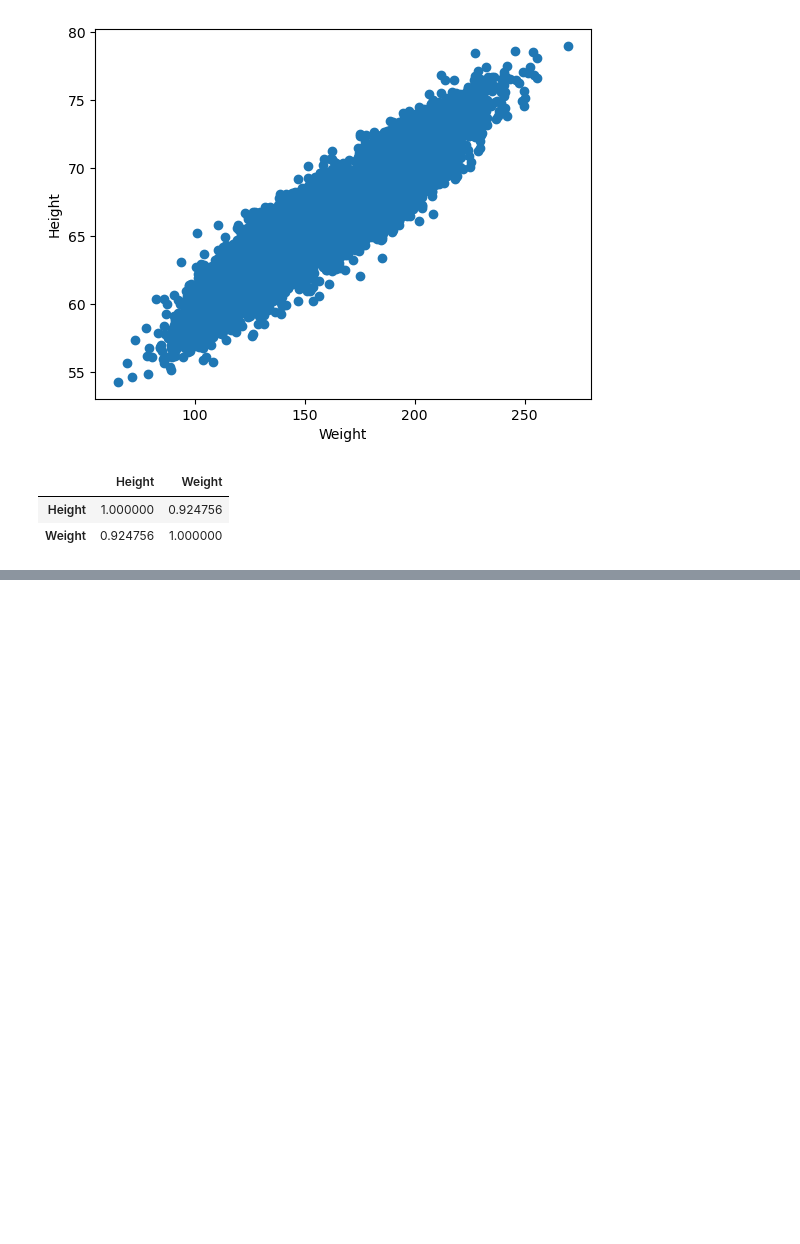
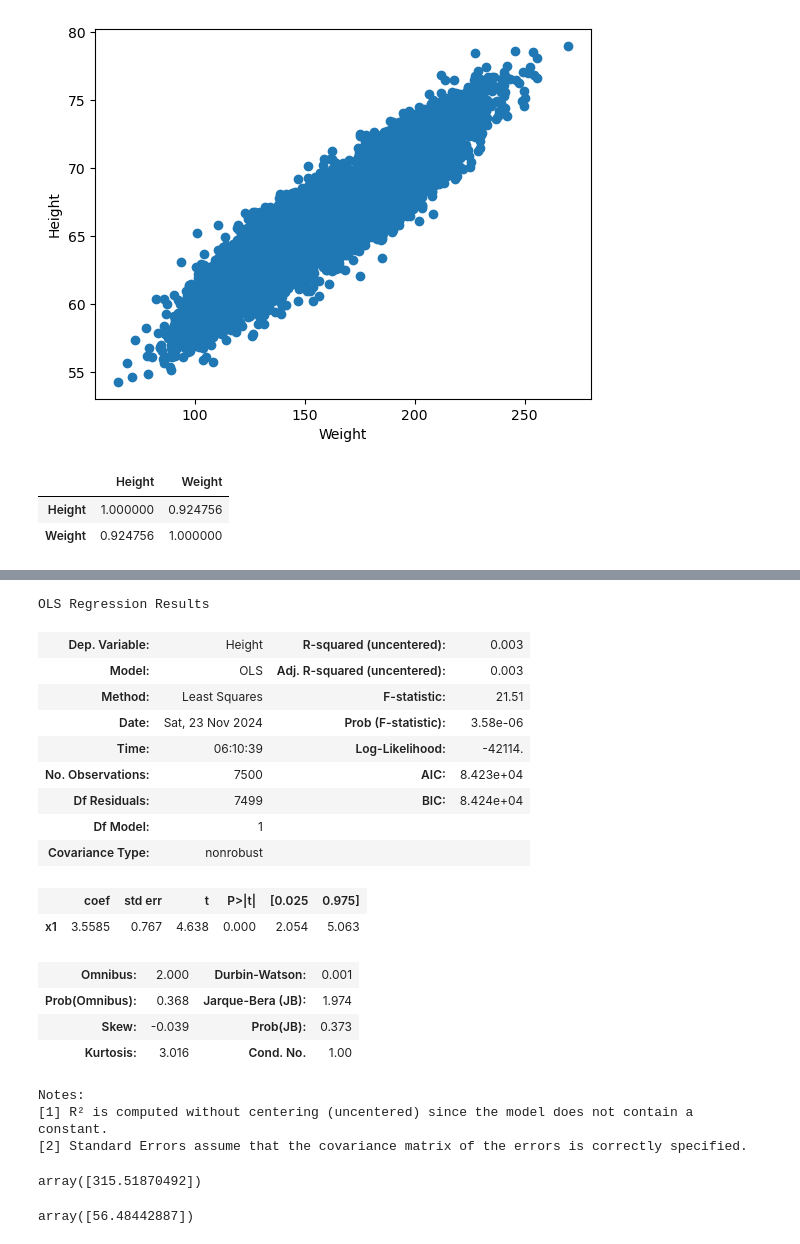
Before and after one commit to Abishek0710/Complete-Data-Science, a Jupyter notebook: Practicals/SimpleLinearRegressionPractical.ipynb, the cells around one changed output, grey strips where cells are left out. Cells and saved outputs as stored; diff of their text form; code cells hidden in the pictures; blank space fills up the shorter version.

```diff
--- a/SimpleLinearRegressionPractical.ipynb
+++ b/Practicals/SimpleLinearRegressionPractical.ipynb
@@ -66,0 +185,2 @@ sns.pairplot(df)
+# %%
+model = sm.OLS(y_train,X_train).fit()
@@ -66,0 +193,34 @@ sns.pairplot(df)
+# %%
+model.summary()
+# %% [output]
+OLS Regression Results
+| Dep. Variable: | Height | R-squared (uncentered): | 0.003 |
+| Model: | OLS | Adj. R-squared (uncentered): | 0.003 |
+| Method: | Least Squares | F-statistic: | 21.51 |
+| Date: | Sat, 23 Nov 2024 | Prob (F-statistic): | 3.58e-06 |
+| Time: | 06:10:39 | Log-Likelihood: | -42114. |
+| No. Observations: | 7500 | AIC: | 8.423e+04 |
+| Df Residuals: | 7499 | BIC: | 8.424e+04 |
+| Df Model: | 1 |  |  |
+| Covariance Type: | nonrobust |  |  |
+|  | coef | std err | t | P>|t| | [0.025 | 0.975] |
+| x1 | 3.5585 | 0.767 | 4.638 | 0.000 | 2.054 | 5.063 |
+| Omnibus: | 2.000 | Durbin-Watson: | 0.001 |
+| Prob(Omnibus): | 0.368 | Jarque-Bera (JB): | 1.974 |
+| Skew: | -0.039 | Prob(JB): | 0.373 |
+| Kurtosis: | 3.016 | Cond. No. | 1.00 |
+Notes:
+[1] R² is computed without centering (uncentered) since the model does not contain a constant.
+[2] Standard Errors assume that the covariance matrix of the errors is correctly specified.
+# %%
+#predicting new value
+
+regression.predict([[70]]) ##X value
+# we wont get correct value by doing this way
+# %% [output]
+array([315.51870492])
+# %%
+# Before giving new value we need to standardize the input so that it can give correct predicted value
+regression.predict(scaler.transform([[72]]))
+# %% [output]
+array([56.48442887])
```
Also changed, not shown: parts of 23 cells of this notebook, 2 other files.
